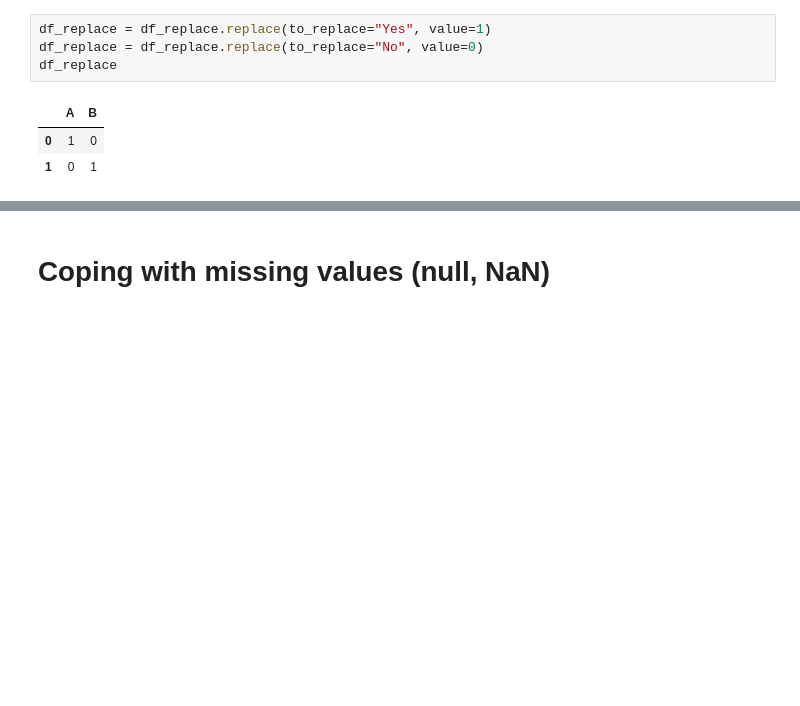
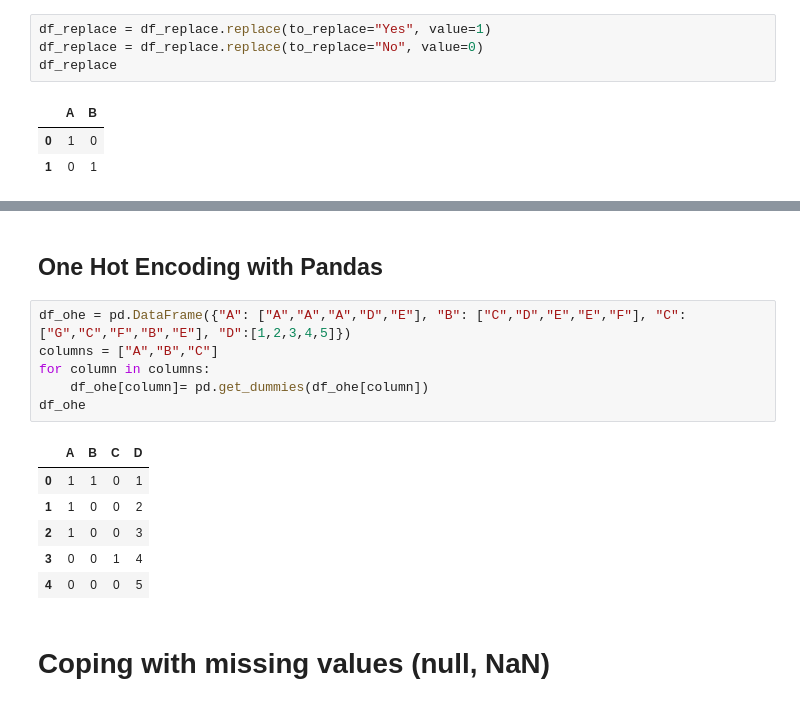
Before and after one commit to omoell/Knowledge-Management, a Jupyter notebook: Pandas.ipynb, the cells around one changed output, grey strips where cells are left out. Drawn from its saved outputs; the diff is of its cells as text; blank space fills up the shorter version.

```diff
--- a/Pandas.ipynb
+++ b/Pandas.ipynb
@@ -214,3 +295,18 @@ df_replace
+# %% [markdown]
+## One Hot Encoding with Pandas
+# %%
+df_ohe = pd.DataFrame({"A": ["A","A","A","D","E"], "B": ["C","D","E","E","F"], "C":["G","C","F","B","E"], "D":[1,2,3,4,5]})
+columns = ["A","B","C"]
+for column in columns:
+    df_ohe[column]= pd.get_dummies(df_ohe[column])
+df_ohe
+# %% [output]
+|  | A | B | C | D |
+| 0 | 1 | 1 | 0 | 1 |
+| 1 | 1 | 0 | 0 | 2 |
+| 2 | 1 | 0 | 0 | 3 |
+| 3 | 0 | 0 | 1 | 4 |
+| 4 | 0 | 0 | 0 | 5 |
 # %% [markdown]
 # Coping with missing values (null, NaN)
 # %% [markdown]
```
Also changed, not shown: parts of 10 cells of this notebook.
